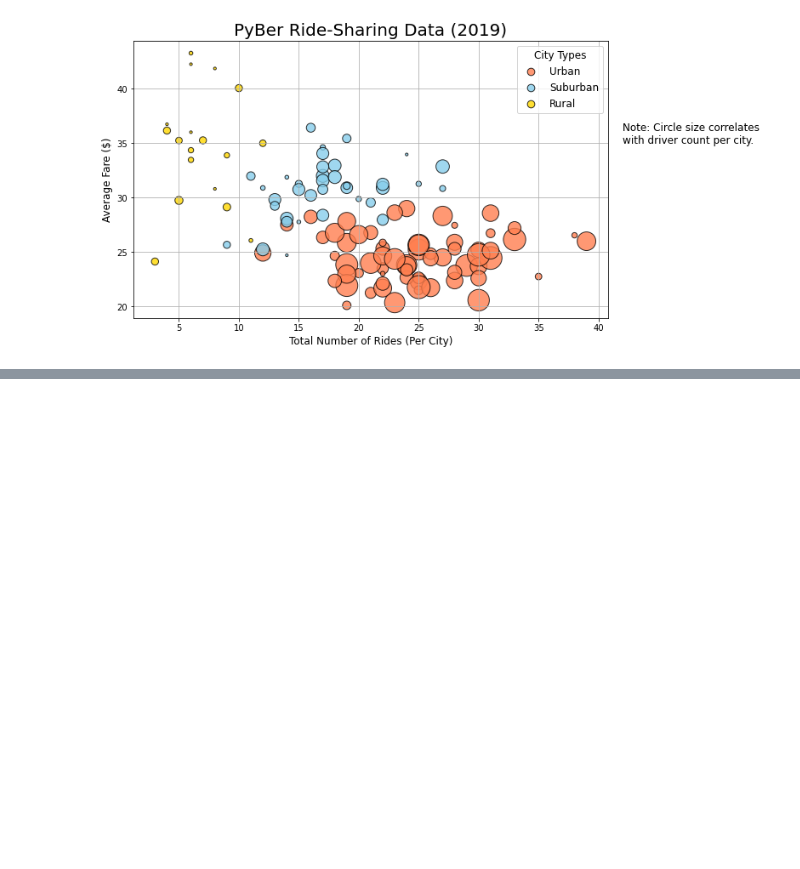
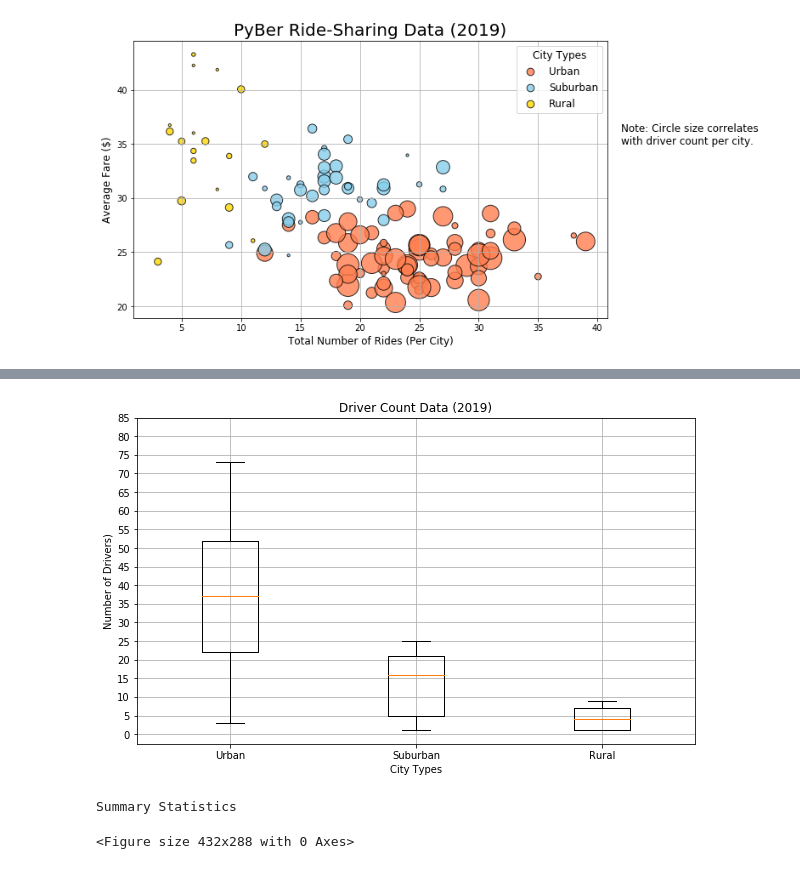
Before and after one commit to svmanohar/PyBer_Analysis, a Jupyter notebook: PyBer.ipynb, the cells around one changed output, grey strips where cells are left out. Cells and saved outputs as stored; diff of their text form; code cells hidden in the pictures; blank space fills up the shorter version.

```diff
--- a/PyBer.ipynb
+++ b/PyBer.ipynb
@@ -356,0 +540,14 @@ plt.show()
+# %%
+# Getting the number of drivers per city type, as well as descriptive statistics on this; use driver_count
+
+# Get the driver count data from the urban, rural, and suburban cities.
+urban_drivers = urban_cities_df['driver_count']
+suburban_drivers = suburban_cities_df['driver_count']
+rural_drivers = rural_cities_df['driver_count']
+
+mean_driver_count = np.mean(urban_drivers)
+print(f"The mean driver count in urban cities is {mean_driver_count:.1f}")
+median_driver_count = np.median(urban_drivers)
+print(f"The median driver count in urban cities is {median_driver_count:.1f}")
+mode_driver_count = sts.mode(urban_drivers)
+print(f'The mode driver count in urban cities is {mode_driver_count}')
@@ -356,0 +674,24 @@ plt.show()
+# %%
+# Create a box whisker plot for driver count data
+
+# Create the box-and-whisker plot for the urban driver count data.
+x_labels = ["Urban", "Suburban", "Rural"]
+driver_count_data = [urban_drivers, suburban_drivers, rural_drivers]
+fig, ax = plt.subplots(figsize=(10, 6))
+ax.boxplot(driver_count_data,labels=x_labels)
+# Add the title, y-axis label and grid.
+ax.set_title('Driver Count Data (2019)')
+ax.set_ylabel('Number of Drivers)')
+ax.set_yticks(np.arange(0, 90, step=5.0))
+ax.set_xlabel('City Types')
+ax.grid()
+plt.show()
+print("Summary Statistics")
+urban_drivers.describe()
+
+# Save our figure as fig 4
+plt.savefig('analysis/Fig4.png')
+# %% [output]
+[figure, added]
+Summary Statistics
+<Figure size 432x288 with 0 Axes>
```
Also changed, not shown: parts of 26 cells of this notebook, 4 other files.
